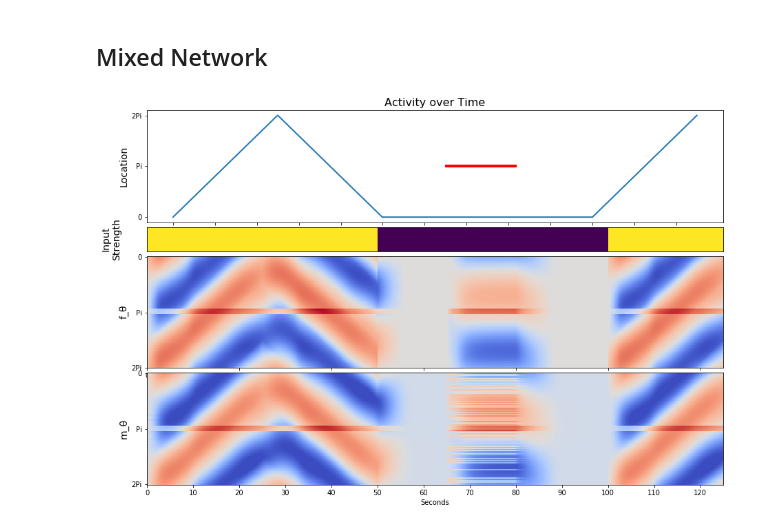
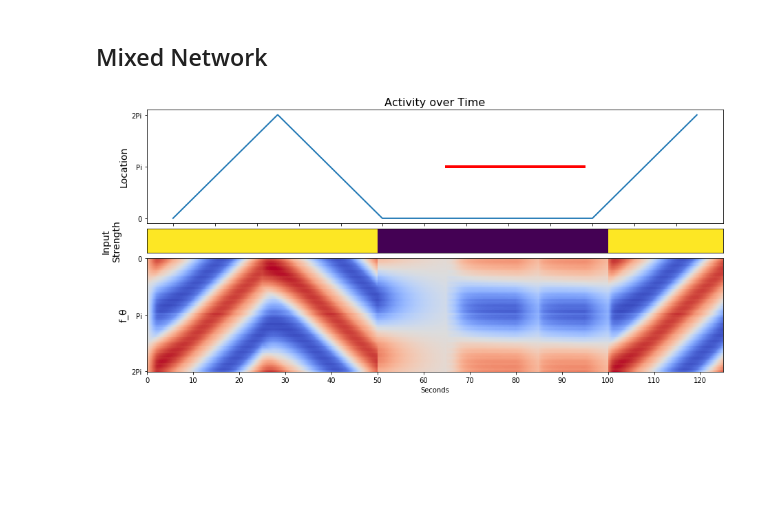
Before and after one commit to chingf/hf-memory-model, a Jupyter notebook: 01-17-run-network.ipynb, the cells around one changed output. Cells and saved outputs as stored; diff of their text form; code cells hidden in the pictures; blank space fills up the shorter version.

```diff
--- a/01-17-run-network.ipynb
+++ b/01-17-run-network.ipynb
@@ -15,14 +18,14 @@ plotmaker = PlotMaker()
 # %% [markdown]
 ## Mixed Network
 # %%
-# Runs the network
+#### N = 100
 N = 100
-N_c = 1
+N_c = 2
 C = 1
-N_cr = 40
-J_cr = 0.06
-K_inhib = 0.1
-target_indices = np.array([N//2])
+N_cr = 20
+J_cr = 0.01
+K_inhib = 0.01
+target_indices = np.array([N//2, 0])
 network = MixedNetwork(N, N_c, C, K_inhib, N_cr, J_cr, target_indices)
 num_steps = 1250
 input = np.concatenate([
@@ -33,13 +36,15 @@ input = np.concatenate([
     np.linspace(0, 2*pi, num_steps//5)
     ])
 alphas = np.ones(input.size)*0.6
+input_c = np.zeros((input.size, N_c))
+alphas[500:1000,] = 0
 input_c = np.zeros(input.size)
-alphas[500:1000,] = 0
 input_c[650:800] = 1
+input_c[850:950] = 1
 m, f, dmdt = network.simulate(input, input_c, alphas)
 # %%
 plotmaker.plot_main(
-    input, alphas, f, input_c, target_indices/N, m
+    input, alphas, f, input_c, target_indices/N
     )
 # %% [output]
-[figure, old version]
+[figure, new version]
```
Also changed, not shown: parts of 12 cells of this notebook, 3 other files.
